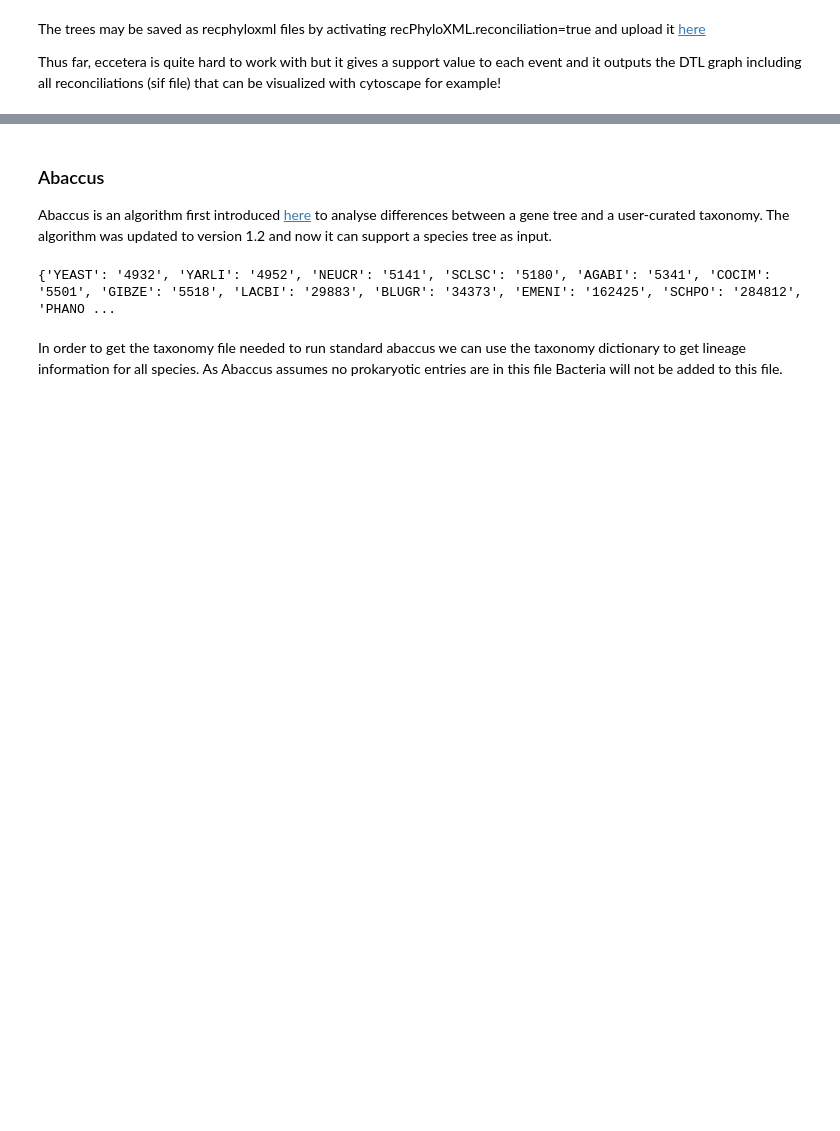
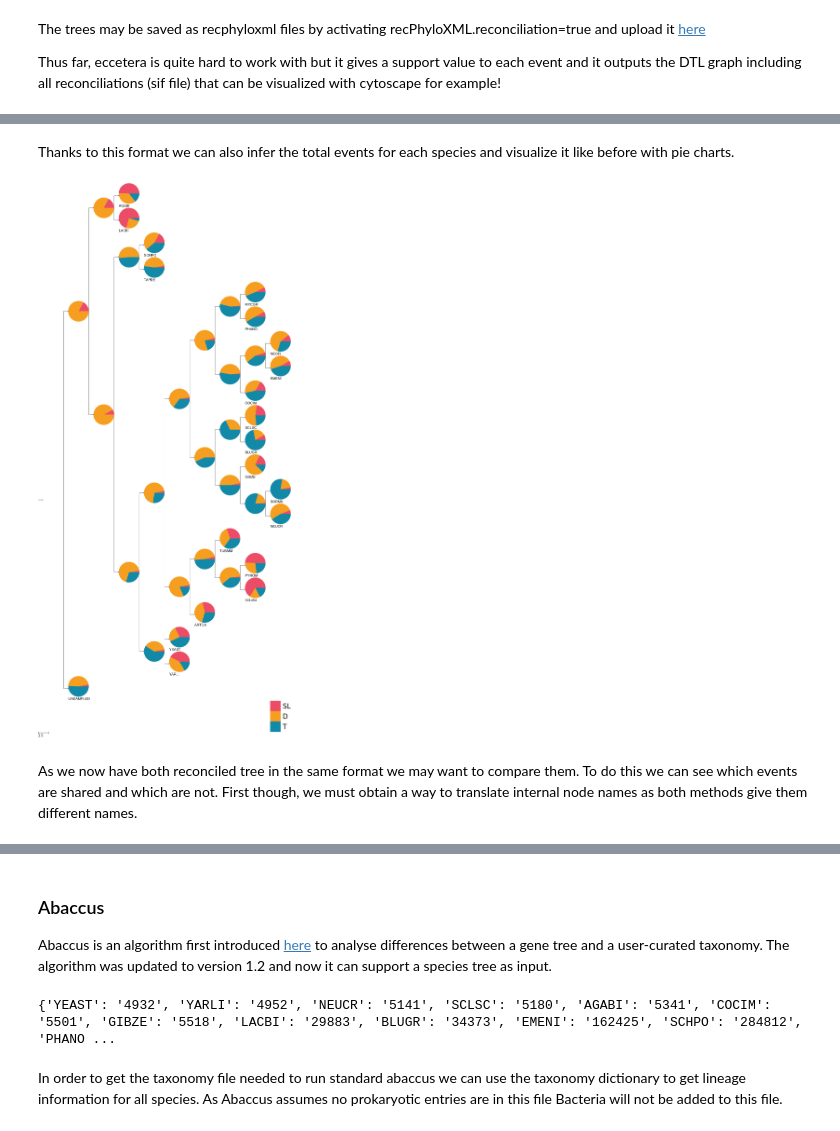
Before and after one commit to Gabaldonlab/phylome_analysis_giaco, a Jupyter notebook: examples/example_disc.ipynb, the cells around one changed output, grey strips where cells are left out. Saved outputs shown, nothing was run; the diff lists cells and outputs as text; code cells hidden in the pictures; blank space fills up the shorter version.

```diff
--- a/examples/example_disc.ipynb
+++ b/examples/example_disc.ipynb
@@ -181,0 +238,2 @@ Thus far, eccetera is quite hard to work with but it gives a support value to ea
+# %% [markdown]
+Thanks to this format we can also infer the total events for each species and visualize it like before with pie charts.
@@ -181,0 +245,6 @@ Thus far, eccetera is quite hard to work with but it gives a support value to ea
+# %%
+Image(filename='./out_dir15/plot_species_events_ecce.png')
+# %% [output]
+[figure, added]
+# %% [markdown]
+As we now have both reconciled tree in the same format we may want to compare them. To do this we can see which events are shared and which are not. First though, we must obtain a way to translate internal node names as both methods give them different names.
```
Also changed, not shown: parts of 17 cells of this notebook, 2 other files.
